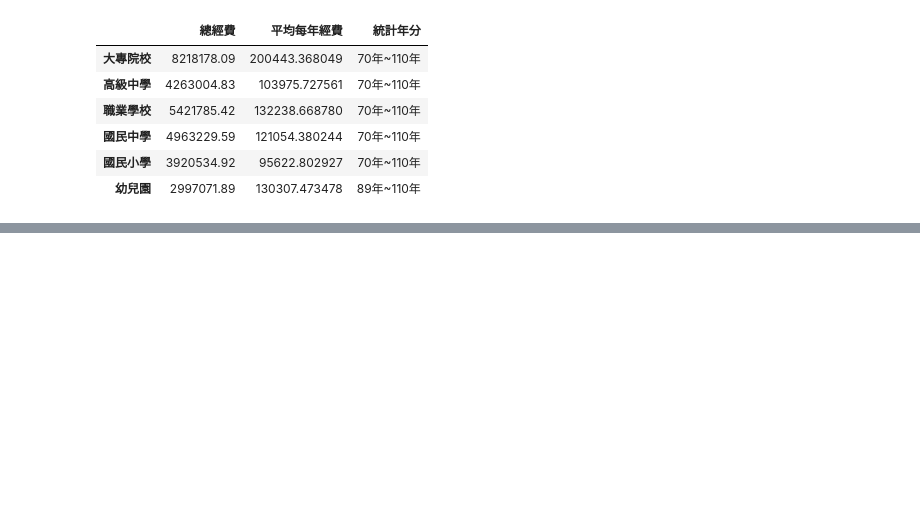
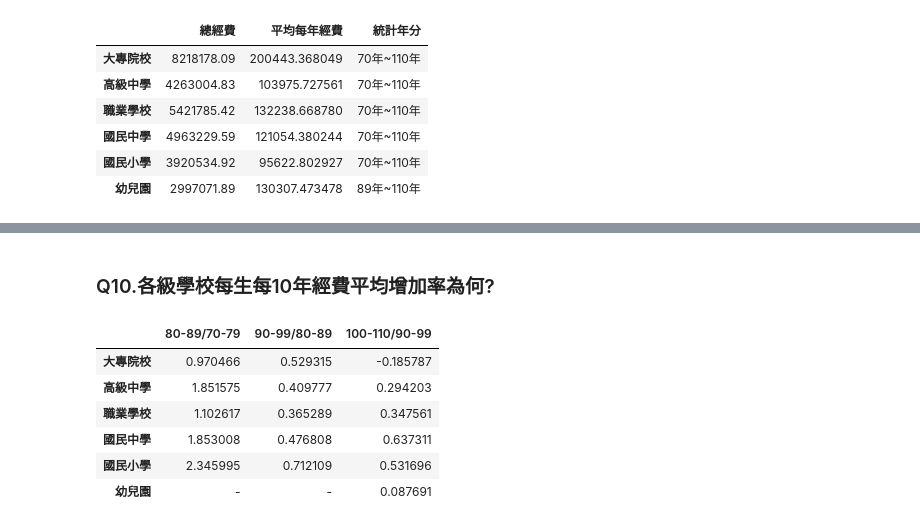
Before and after one commit to brian098091/LAT-Repo, a Jupyter notebook: hw1.ipynb, the cells around one changed output, grey strips where cells are left out. Saved outputs shown, nothing was run; the diff lists cells and outputs as text; code cells hidden in the pictures; blank space fills up the shorter version.

```diff
--- a/hw1.ipynb
+++ b/hw1.ipynb
@@ -167,0 +268,36 @@ result
+# %% [markdown]
+### Q10.各級學校每生每10年經費平均增加率為何?
+# %%
+
+list = []
+list.append((result0.iloc[0:5,:]['80-89平均每年'] - result0.iloc[0:5,:]['70-79平均每年'])/result0.iloc[0:5,:]['70-79平均每年'])
+list.append((result0.iloc[0:5,:]['90-99平均每年'] - result0.iloc[0:5,:]['80-89平均每年'])/result0.iloc[0:5,:]['80-89平均每年'])
+list.append((result0.iloc[0:5,:]['100-110平均每年'] - result0.iloc[0:5,:]['90-99平均每年'])/result0.iloc[0:5,:]['90-99平均每年'])
+list.append((result0.iloc[5:6,:]['100-110平均每年'] - result0.iloc[5:6,:]['90-99平均每年'])/result0.iloc[5:6,:]['90-99平均每年'])
+
+data = {
+    "80-89/70-79": list[0],
+    "90-99/80-89": list[1],
+    "100-110/90-99": list[2],
+
+}
+data2 = {
+    "80-89/70-79": '-',
+    "90-99/80-89": '-',
+    "100-110/90-99": list[3],
+}
+Type = pd.DataFrame(data)
+
+Type2 = pd.DataFrame(data2)
+
+frames = [Type, Type2]
+result = pd.concat(frames)
+result
+# %% [output]
+|  | 80-89/70-79 | 90-99/80-89 | 100-110/90-99 |
+| 大專院校 | 0.970466 | 0.529315 | -0.185787 |
+| 高級中學 | 1.851575 | 0.409777 | 0.294203 |
+| 職業學校 | 1.102617 | 0.365289 | 0.347561 |
+| 國民中學 | 1.853008 | 0.476808 | 0.637311 |
+| 國民小學 | 2.345995 | 0.712109 | 0.531696 |
+| 幼兒園 | - | - | 0.087691 |
```
Also changed, not shown: parts of 17 cells of this notebook.
